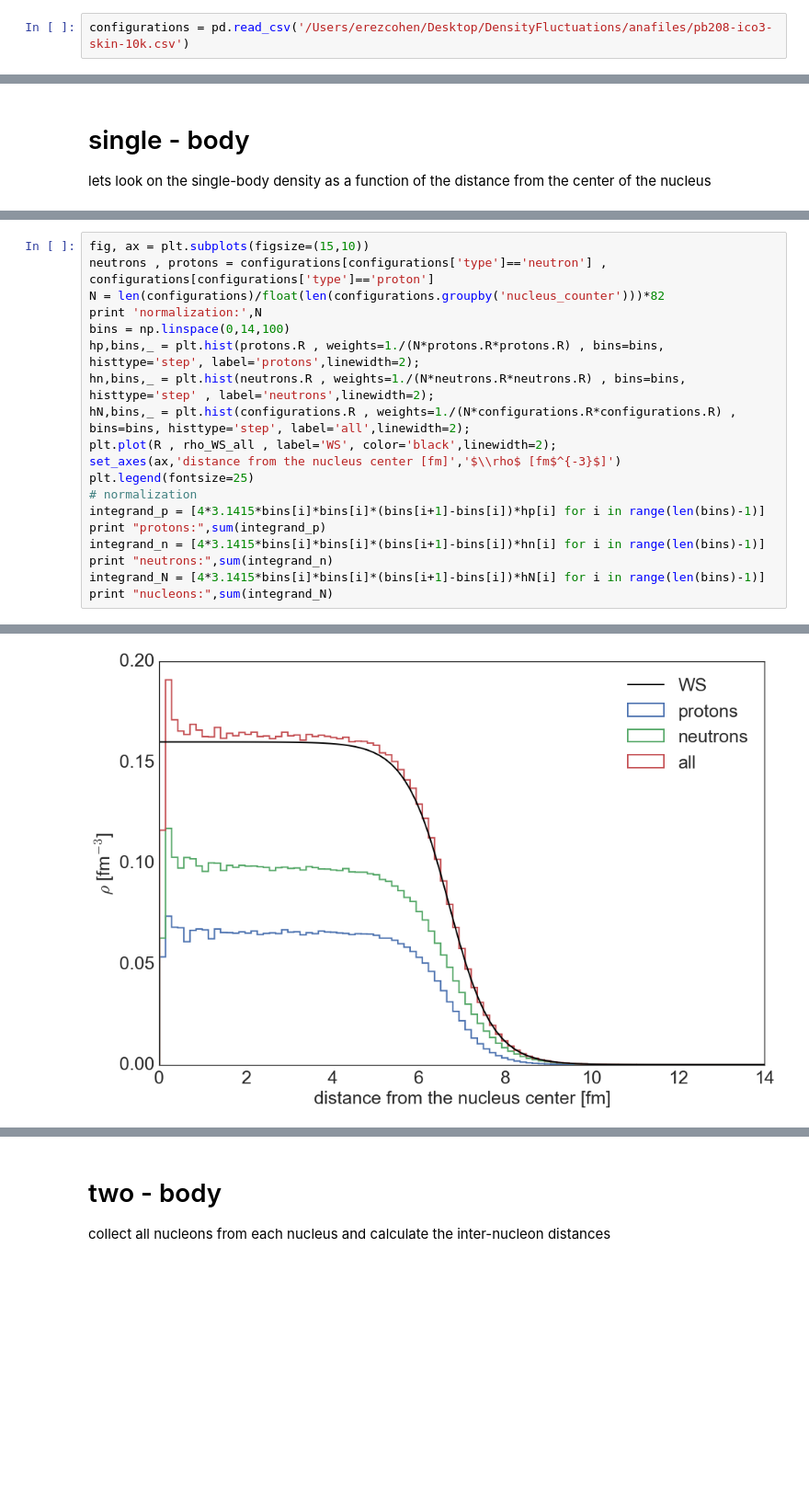
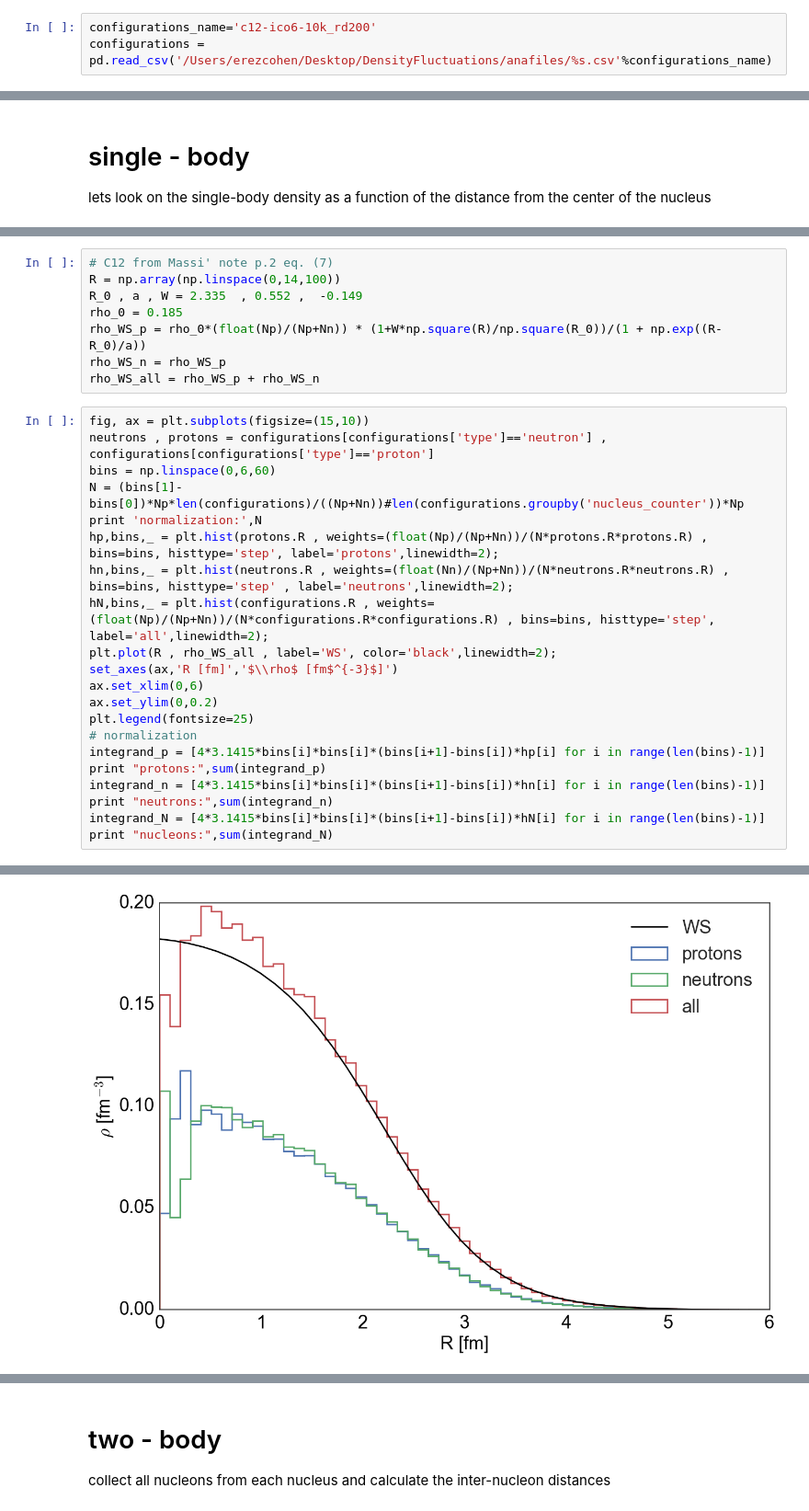
Before and after one commit to erezcoh4/densityFluctuations, a Jupyter notebook: MassimoConfigurationsPackage/notebooks/massiconfigurations.ipynb, the cells around one changed output, grey strips where cells are left out. Shown at 92% size. Drawn from its saved outputs; the diff is of its cells as text; blank space fills up the shorter version.

```diff
--- a/MassimoConfigurationsPackage/notebooks/massiconfigurations.ipynb
+++ b/MassimoConfigurationsPackage/notebooks/massiconfigurations.ipynb
@@ -47,5 +53,6 @@ NNNPairs: 21528.0
 # %%
-configurations = pd.read_csv('/Users/erezcohen/Desktop/DensityFluctuations/anafiles/pb208-ico3-skin-10k.csv')
+configurations_name='c12-ico6-10k_rd200'
+configurations = pd.read_csv('/Users/erezcohen/Desktop/DensityFluctuations/anafiles/%s.csv'%configurations_name)
 # %%
 nuclei = []
 for i in xrange(int(len(configurations.groupby('nucleus_counter')))):
@@ -84,17 +104,27 @@ rho_0 = 0.16
 rho_WS_p = [rho_0*(float(Np)/(Np+Nn))/(1+exp((R[i]-R_0_p)/a_p)) for i in range(len(R))]
 rho_WS_n = [rho_0*(float(Nn)/(Np+Nn))/(1+exp((R[i]-R_0_n)/a_n)) for i in range(len(R))]
 rho_WS_all = [rho_WS_p[i] + rho_WS_n[i] for i in range(len(R))]
+# %%
+# C12 from Massi' note p.2 eq. (7)
+R = np.array(np.linspace(0,14,100))
+R_0 , a , W = 2.335  , 0.552 ,  -0.149
+rho_0 = 0.185
+rho_WS_p = rho_0*(float(Np)/(Np+Nn)) * (1+W*np.square(R)/np.square(R_0))/(1 + np.exp((R-R_0)/a))
+rho_WS_n = rho_WS_p
+rho_WS_all = rho_WS_p + rho_WS_n
 # %%
 fig, ax = plt.subplots(figsize=(15,10))
 neutrons , protons = configurations[configurations['type']=='neutron'] , configurations[configurations['type']=='proton']
-N = len(configurations)/float(len(configurations.groupby('nucleus_counter')))*82
+bins = np.linspace(0,6,60)
+N = (bins[1]-bins[0])*Np*len(configurations)/((Np+Nn))#len(configurations.groupby('nucleus_counter'))*Np
 print 'normalization:',N
-bins = np.linspace(0,14,100)
-hp,bins,_ = plt.hist(protons.R , weights=1./(N*protons.R*protons.R) , bins=bins, histtype='step', label='protons',linewidth=2);
-hn,bins,_ = plt.hist(neutrons.R , weights=1./(N*neutrons.R*neutrons.R) , bins=bins, histtype='step' , label='neutrons',linewidth=2);
-hN,bins,_ = plt.hist(configurations.R , weights=1./(N*configurations.R*configurations.R) , bins=bins, histtype='step', label='all',linewidth=2);
+hp,bins,_ = plt.hist(protons.R , weights=(float(Np)/(Np+Nn))/(N*protons.R*protons.R) , bins=bins, histtype='step', label='protons',linewidth=2);
+hn,bins,_ = plt.hist(neutrons.R , weights=(float(Nn)/(Np+Nn))/(N*neutrons.R*neutrons.R) , bins=bins, histtype='step' , label='neutrons',linewidth=2);
+hN,bins,_ = plt.hist(configurations.R , weights=(float(Np)/(Np+Nn))/(N*configurations.R*configurations.R) , bins=bins, histtype='step', label='all',linewidth=2);
 plt.plot(R , rho_WS_all , label='WS', color='black',linewidth=2);
-set_axes(ax,'distance from the nucleus center [fm]','$\\rho$ [fm$^{-3}$]')
+set_axes(ax,'R [fm]','$\\rho$ [fm$^{-3}$]')
+ax.set_xlim(0,6)
+ax.set_ylim(0,0.2)
 plt.legend(fontsize=25)
 # normalization
 integrand_p = [4*3.1415*bins[i]*bins[i]*(bins[i+1]-bins[i])*hp[i] for i in range(len(bins)-1)]
@@ -111 +141 @@ nucleons: 210.177338879
-[figure, old version]
+[figure, new version]
```
Also changed, not shown: parts of 20 cells of this notebook, 2 other files.
